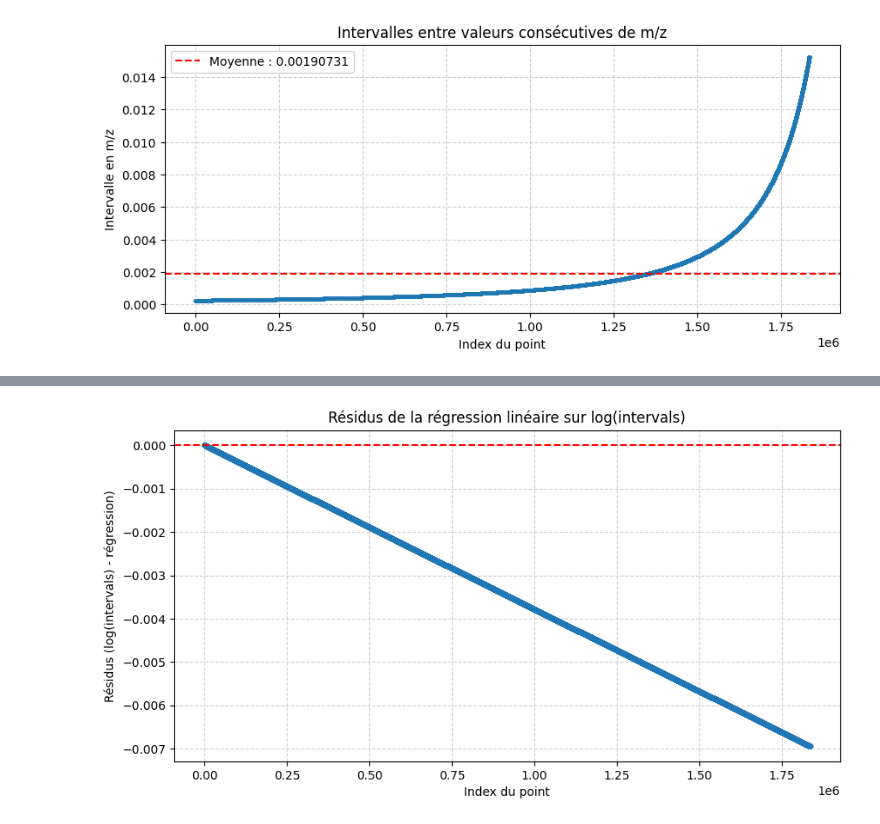
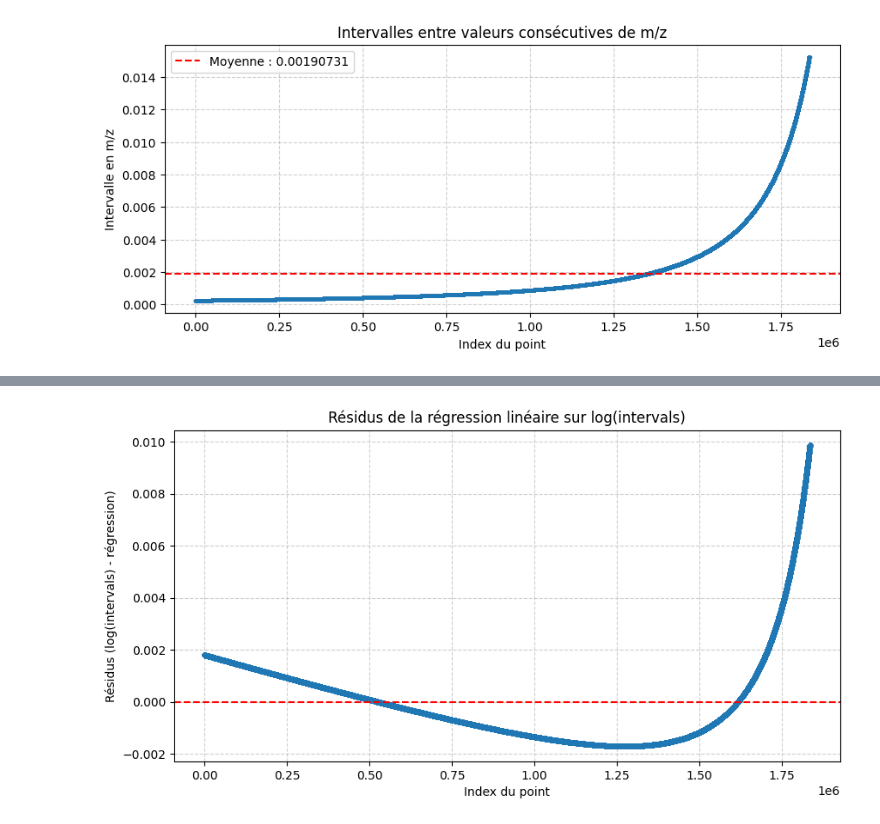
Before and after one commit to Protactinium92/SugarMALDI, a Jupyter notebook: src/spectre.ipynb, the cells around one changed output, grey strips where cells are left out. Drawn from its saved outputs; the diff is of its cells as text; code cells hidden in the pictures.

```diff
--- a/src/spectre.ipynb
+++ b/src/spectre.ipynb
@@ -313,24 +302,24 @@ plt.show()
 # %%
 from scipy.stats import linregress
 
 # Calcul des intervalles et logarithmes
 intervals = np.diff(x_all)
-log_intervals = np.log(intervals)
 
 # Régression linéaire
 x = np.arange(len(intervals))
 slope, intercept, _, _, _ = linregress(x, intervals)
 fit = slope * x + intercept
-residus = intercept - fit
+residus = intervals - fit
+
 
 # Tracé des résidus
 plt.figure(figsize=(10, 5))
-plt.plot(fit, "o-", markersize=3)
+plt.plot(residus, "o-", markersize=3)
 plt.axhline(0, color="red", linestyle="--")
 plt.xlabel("Index du point")
 plt.ylabel("Résidus (log(intervals) - régression)")
 plt.title("Résidus de la régression linéaire sur log(intervals)")
 plt.grid(True, linestyle="--", alpha=0.6)
 plt.show()
 # %% [output]
-[figure, old version]
+[figure, new version]
```
Also changed, not shown: parts of 2 cells of this notebook, 2 other files.
